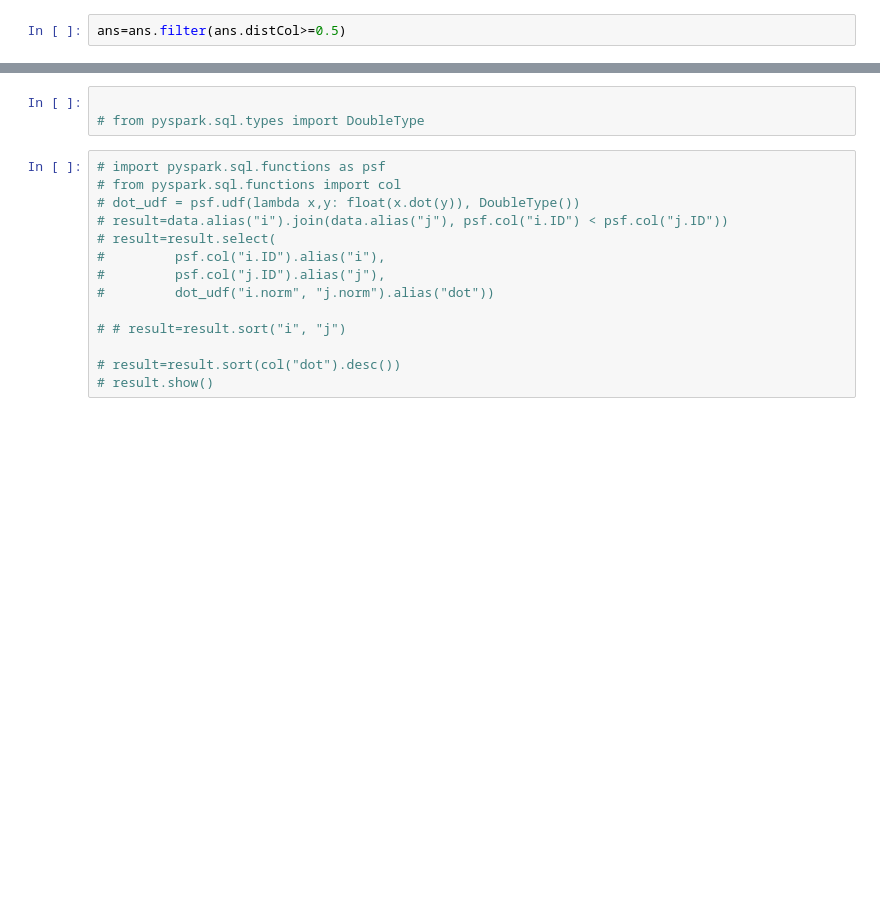
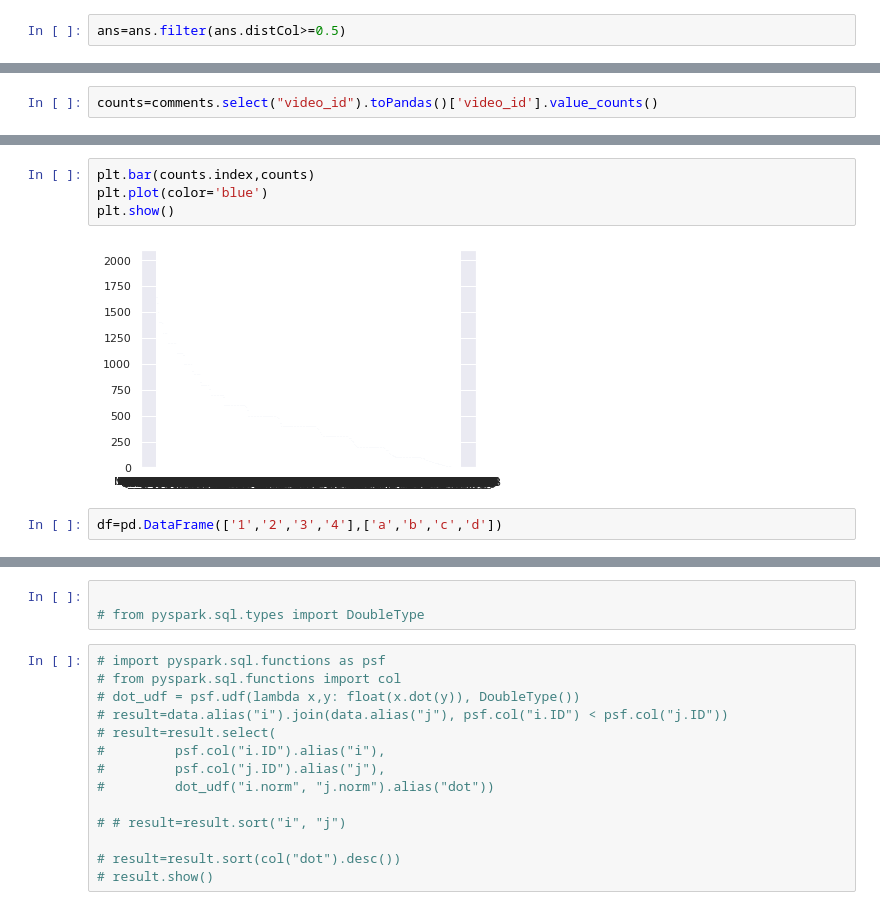
Before and after one commit to utkarsh599/Recomendation-sysy, a Jupyter notebook: learningSpark6.ipynb, the cells around one changed output, grey strips where cells are left out. Cells and saved outputs as stored; diff of their text form; blank space fills up the shorter version.

```diff
--- a/learningSpark6.ipynb
+++ b/learningSpark6.ipynb
@@ -508,0 +437,2 @@ only showing top 20 rows
+# %%
+counts=comments.select("video_id").toPandas()['video_id'].value_counts()
@@ -508,0 +478,8 @@ only showing top 20 rows
+# %%
+plt.bar(counts.index,counts)
+plt.plot(color='blue')
+plt.show()
+# %% [output]
+[figure, added]
+# %%
+df=pd.DataFrame(['1','2','3','4'],['a','b','c','d'])
```
Also changed, not shown: parts of 28 cells of this notebook.
